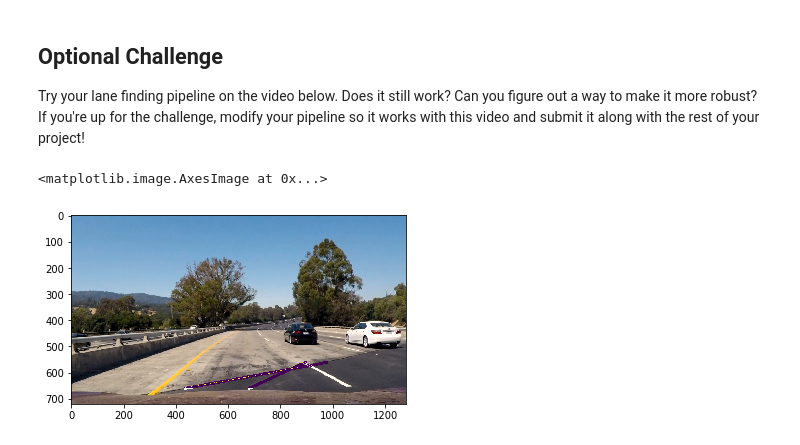
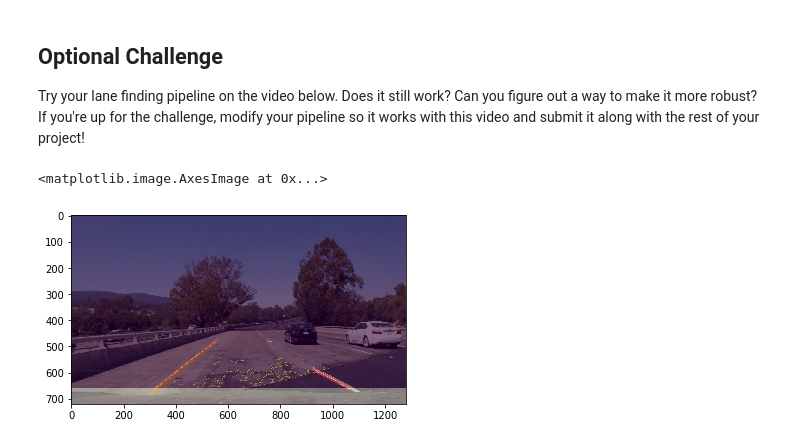
Before and after one commit to acidhills/udacity_traffic_lanes, a Jupyter notebook: P1.ipynb, the cells around one changed output. Drawn from its saved outputs; the diff is of its cells as text; code cells hidden in the pictures.

```diff
--- a/P1.ipynb
+++ b/P1.ipynb
@@ -389,9 +396,9 @@ image = mpimg.imread('test_images/'+img)
 # then save them to the test_images_output directory.
 from pathlib import Path
 Path("test_images_output").mkdir(parents=True, exist_ok=True)
-# for img in [os.listdir("test_images/")[4]]:
+for img in [os.listdir("test_images/")[4]]:
 # for img in os.listdir("test_images/"):
-for img in ['img_err.jpg']:
+# for img in ['img_err.jpg']:
     image = mpimg.imread('test_images/'+img)
     gray_img = get_prepared_image(image)
     left, right = get_lines(gray_img)
@@ -580,31 +620,31 @@ def clip3_process(img):
 # %%
-image1 = mpimg.imread(challenge_src +'107.jpg')
+image1 = mpimg.imread(challenge_src +'108.jpg')
 # image1 = mpimg.imread('img_err.jpg')
-# plt.imshow(clip3_process(image1))
-y_len, x_len,channels = image1.shape
-image = image1[0:y_len-60, 0:x_len,0:channels]
-# image2 = image1[0:y_len-60, 0:x_len,0:channels]
+plt.imshow(clip3_process(image1))
+# y_len, x_len,channels = image1.shape
+# image = image1[0:y_len-60, 0:x_len,0:channels]
+# # image2 = image1[0:y_len-60, 0:x_len,0:channels]
 
-# # # plt.imshow(process_image(image))
+# # # # plt.imshow(process_image(image))
 # image = increase_contrast(image)
-image = get_prepared_image(image, y_correction=150, x_correction=130)
-# # # gray_img= grayscale(image)
-# # # gray_img = gaussian_blur(gray_img,11)
-# # # gray_img = canny(gray_img,10,20 )
-# # plt.imshow(gray_img, cmap='gray')
-l,r = get_lines(image)
-r_line = get_border(r)
-r_top  = (r[0][0][0],r[0][0][1])
-l_line = get_border(l)
-l_top = (l[0][0][0],l[0][0][1])
-# draw_lines(image1,[[l_line],[r_line]],thickness=10)
+# image = get_prepared_image(image, y_correction=150, x_correction=130)
+# # # # gray_img= grayscale(image)
+# # # # gray_img = gaussian_blur(gray_img,11)
+# # # # gray_img = canny(gray_img,10,20 )
+# # # plt.imshow(gray_img, cmap='gray')
+# l,r = get_lines(image)
+# r_line = get_border(r)
+# r_top  = (r[0][0][0],r[0][0][1])
+# l_line = get_border(l)
+# l_top = (l[0][0][0],l[0][0][1])
+# # draw_lines(image1,[[l_line],[r_line]],thickness=10)
 
-# draw_lines(image1,l+r,thickness=10)
-draw_lines(image1, [get_line(l_line,r_top, l_top,image.shape),get_line(r_line,l_top, r_top,image.shape)],thickness=10)
-plt.imshow(image1)
+# # draw_lines(image1,l+r,thickness=10)
+# draw_lines(image1, [get_line(l_line,r_top, l_top,image.shape),get_line(r_line,l_top, r_top,image.shape)],thickness=10)
+# plt.imshow(image1)
 # %% [output]
 <matplotlib.image.AxesImage at 0x...>
-[figure, old version]
+[figure, new version]
 # %%
 challenge_src = 'challenge_src/'
 challenge_rdy = 'challenge_rdy/'
```
Also changed, not shown: parts of 9 cells of this notebook, 7 other files.
